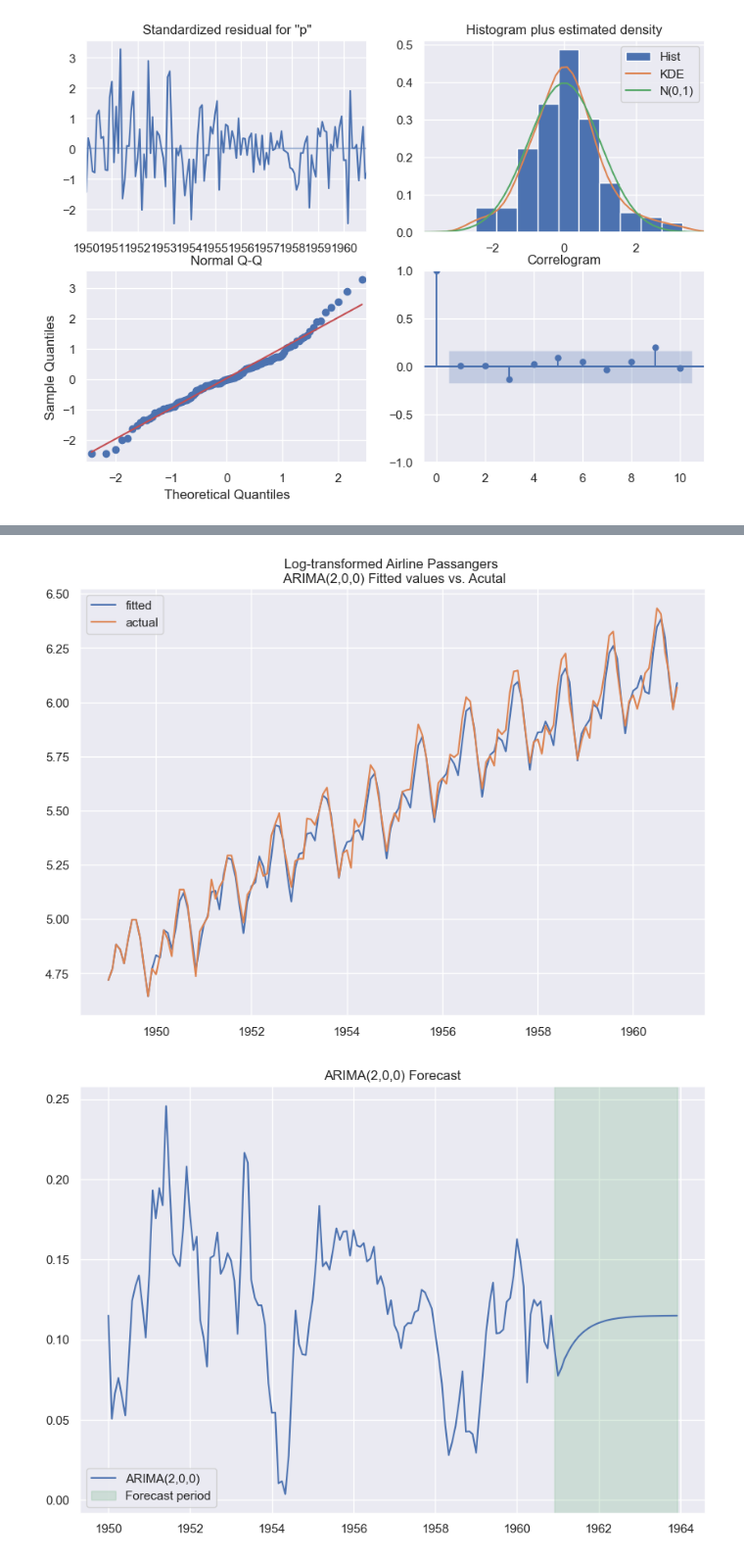
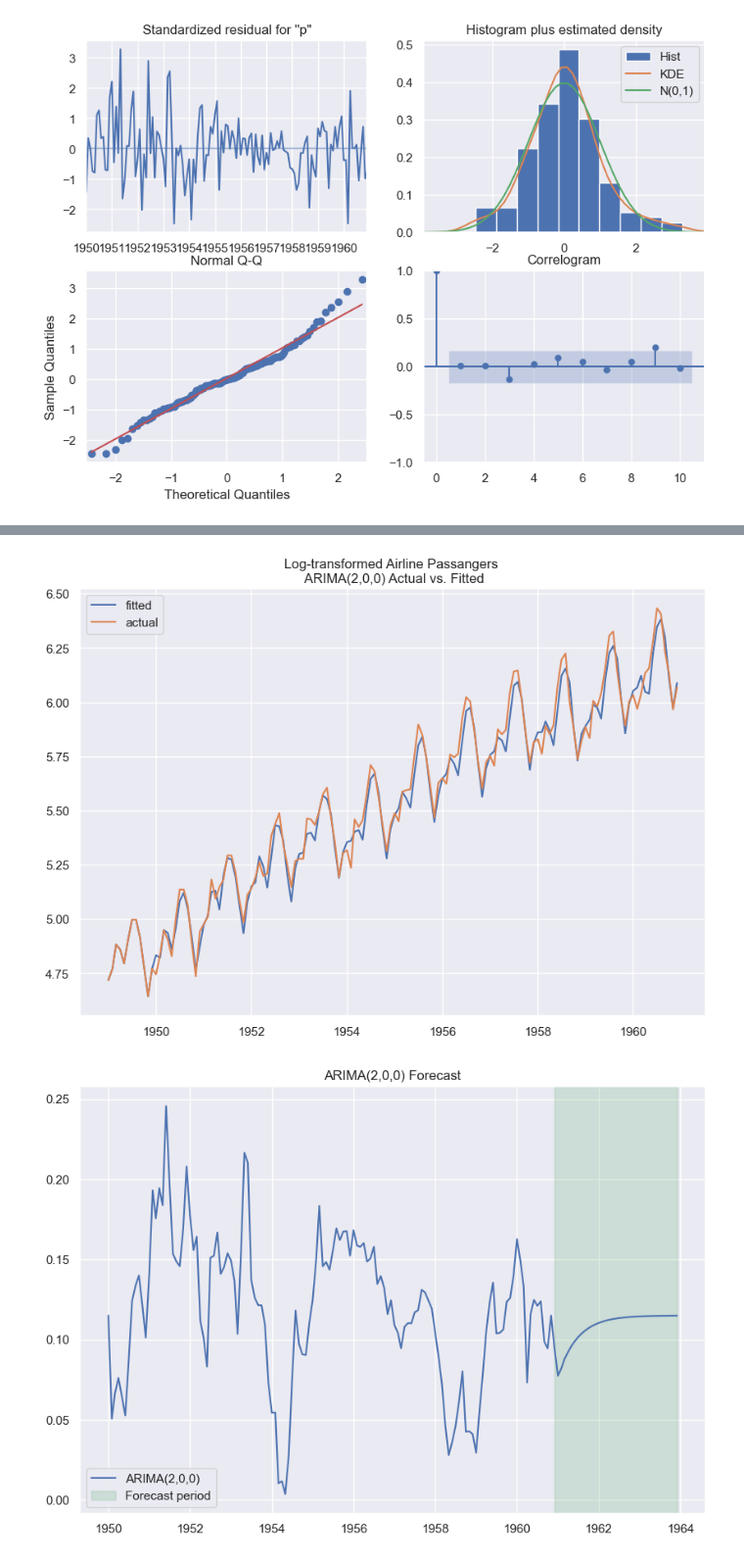
Before and after one commit to warwickdatasciencesociety/time-series-workshops, a Jupyter notebook: demo-notebook.ipynb, the cells around one changed output, grey strips where cells are left out. Shown at 98% size. Saved outputs shown, nothing was run; the diff lists cells and outputs as text; code cells hidden in the pictures.

```diff
--- a/demo-notebook.ipynb
+++ b/demo-notebook.ipynb
@@ -424,11 +447,11 @@ plt.show()
 # %%
 plt.plot(log_passangers.index, revert_diff(fitted, log_passangers[:12], 12), label="fitted")
 plt.plot(log_passangers, label="actual")
-plt.title("Log-transformed Airline Passangers \n ARIMA(2,0,0) Fitted values vs. Acutal")
+plt.title("Log-transformed Airline Passangers \n ARIMA(2,0,0) Actual vs. Fitted")
 plt.legend()
 plt.show()
 # %% [output]
-[figure, old version]
+[figure, new version]
 # %%
 forecast = np.concatenate([fitted, model_fit.forecast(36)])
 date_index = pd.date_range(fitted.index[0], periods=len(fitted)+36, freq='MS')
```
Also changed, not shown: parts of 4 cells of this notebook, 4 other files.
